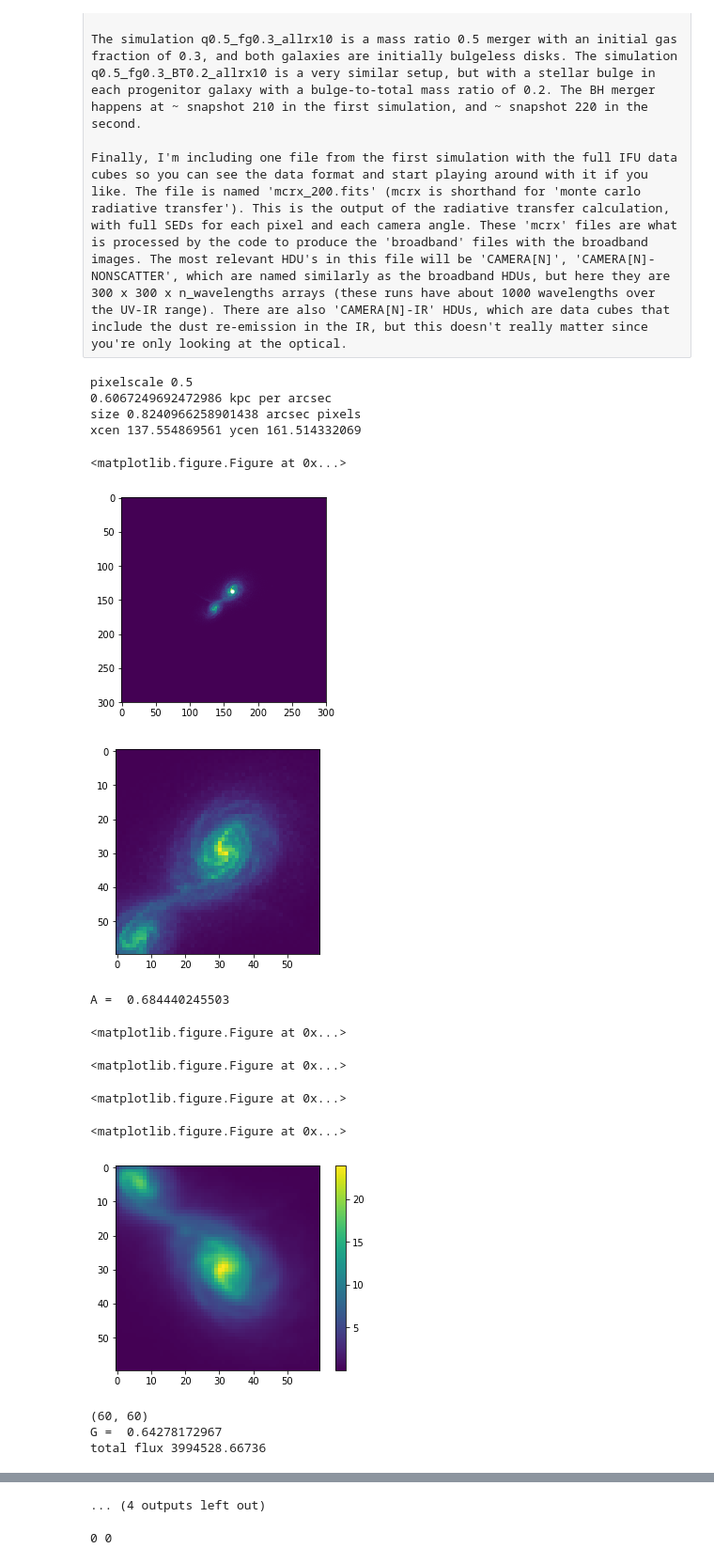
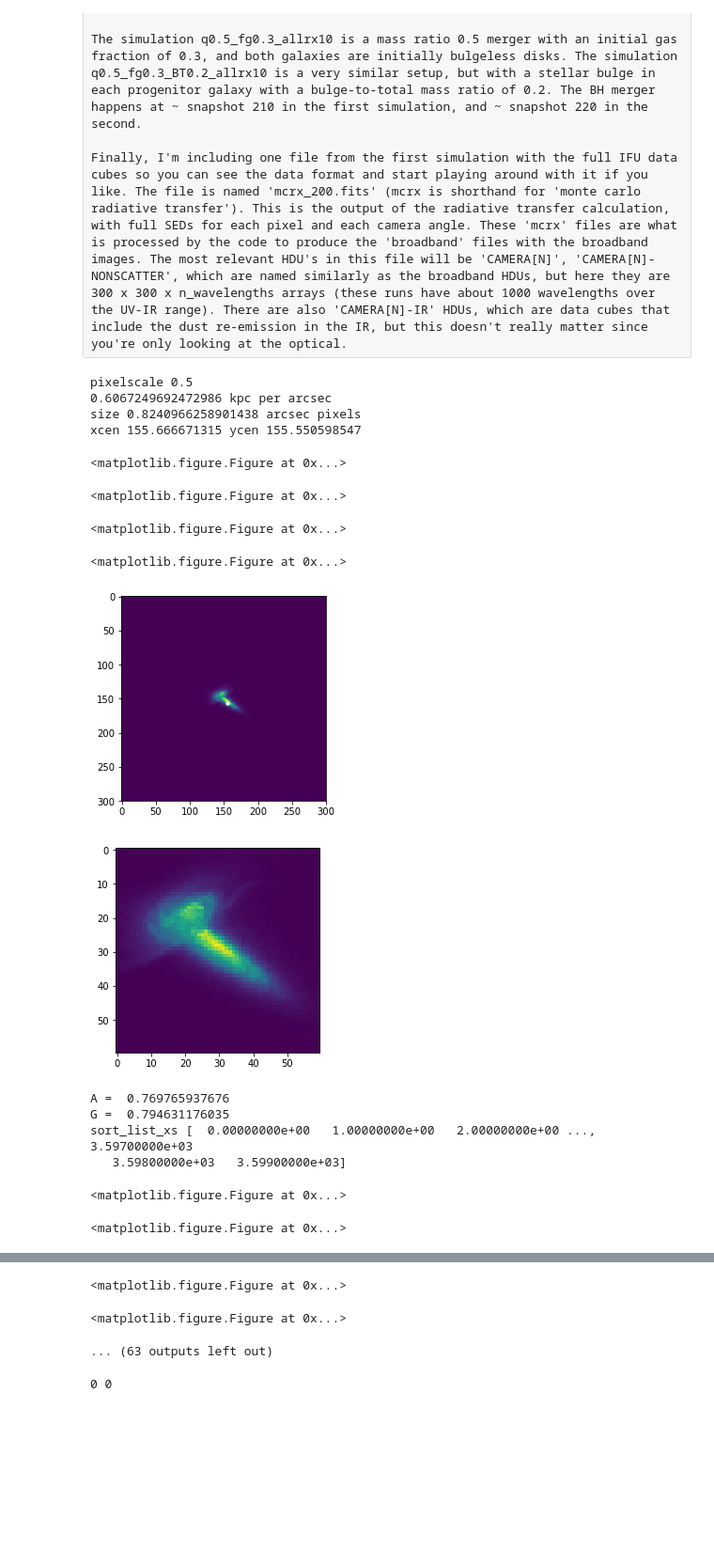
Before and after one commit to beckynevin/imaging_identification_mergers, a Jupyter notebook: Image_degradation.ipynb, the cells around one changed output, grey strips where cells are left out. Shown at 94% size. Cells and saved outputs as stored; diff of their text form; code cells hidden in the pictures; blank space fills up the shorter version.

```diff
--- a/Image_degradation.ipynb
+++ b/Image_degradation.ipynb
@@ -109,7 +109,10 @@ sep=[]
 flux_r=[]
 myr_here=[]
 image=[]
-viewpt=0
+gini=[]
+m20=[]
+plt_label=[]
+viewpt=2
 
 plott='no'
 for i in range(len(img_list)):#len(img_list)
@@ -152,17 +155,19 @@ for i in range(len(img_list)):#len(img_list)
 
 
     plt.clf()
-    e=nanomags(0.03, a[0], d,viewpt, myr[i])#was a[1]
+    e=nanomags(0.03, a[0], d[0],viewpt, myr[i])#was a[1]
     plt.clf()
 
 
 
     f=convolve_image(myr[i],e[0],e[1],e[2],0.03,a[0],viewpt, e[3])
-    #c[0] is the result
+
     plt.clf()
 
     result=f[0]
     result_bg=f[1]
+
+    result_nano=f[2]
 
 
 
@@ -170,49 +175,49 @@ for i in range(len(img_list)):#len(img_list)
 
 
 
-
-
-
-
-
     g=img_assy(result, result_bg, in_x, in_y, viewpt, myr[i], plott)
     print('A = ',g)
 
 
-    h=gini_m20(myr[i],result,viewpt)
+    h=gini_m20(myr[i],result_nano,viewpt, d[1])#was result_nano
+
+    gini.append(h[0])
+    m20.append(h[1])
+    plt_label.append(str(myr[i]))
 
 
-    stop
+    continue
 
 
     f=write_galfit_feedme(viewpt,myr[i],e[0],e[1],e[2],e[3],2)
     print('this is what were feeding galfit',e[0],e[1],e[2],e[3])
     #e=write_galfit_feedme(1, 200, 180, 100,120)
     g=run_galfit(viewpt,myr[i])
     h=galfit_params(viewpt,myr[i],2)
 
     sep.append(h[0])
     flux_r.append(h[1])
     myr_here.append(myr[i])
     image.append(result)
     '''Now, weve extracted the parameters from Galfit
     The next step is to extract the velocity maps from the mcrx file
     So we can compare the photometric major axis to the kinematic major axis
-    '''
+
+'''
 # %% [output]
 pixelscale 0.5
 0.6067249692472986 kpc per arcsec
 size 0.8240966258901438 arcsec pixels
-xcen 137.554869561 ycen 161.514332069
+xcen 155.666671315 ycen 155.550598547
 <matplotlib.figure.Figure at 0x...>
-[figure, old version]
-[figure, old version]
-A =  0.684440245503
+<matplotlib.figure.Figure at 0x...>
 <matplotlib.figure.Figure at 0x...>
 <matplotlib.figure.Figure at 0x...>
+[figure, new version]
+[figure, new version]
-<matplotlib.figure.Figure at 0x...>
+A =  0.769765937676
+G =  0.794631176035
+sort_list_xs [  0.00000000e+00   1.00000000e+00   2.00000000e+00 ...,   3.59700000e+03
+   3.59800000e+03   3.59900000e+03]
 <matplotlib.figure.Figure at 0x...>
-[figure, removed]
-(60, 60)
-G =  0.64278172967
-total flux 3994528.66736
+<matplotlib.figure.Figure at 0x...>
@@ -220 +224,3 @@ total flux 3994528.66736
-... (4 outputs left out)
+<matplotlib.figure.Figure at 0x...>
+<matplotlib.figure.Figure at 0x...>
+... (63 outputs left out)
```
Also changed, not shown: parts of 7 cells of this notebook.
